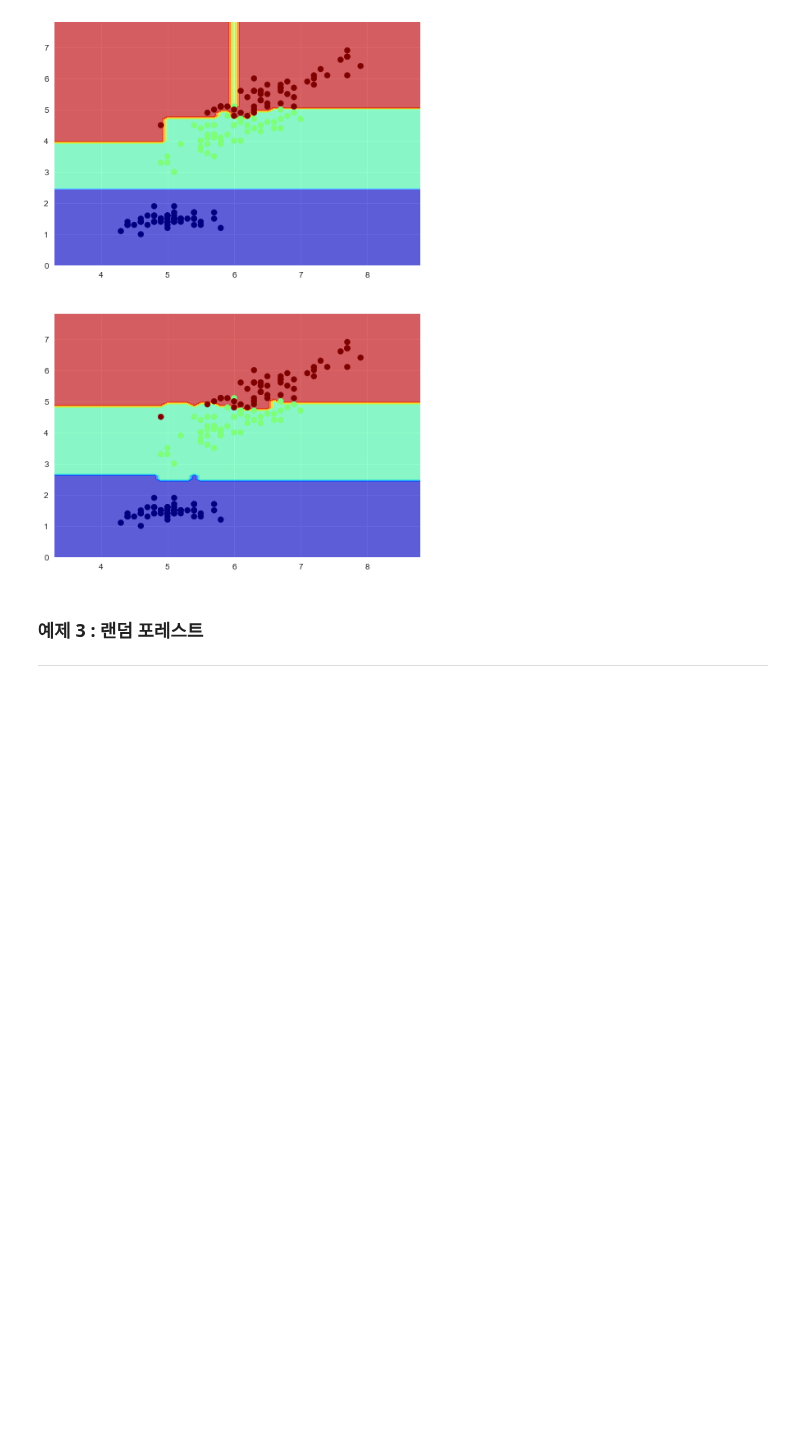
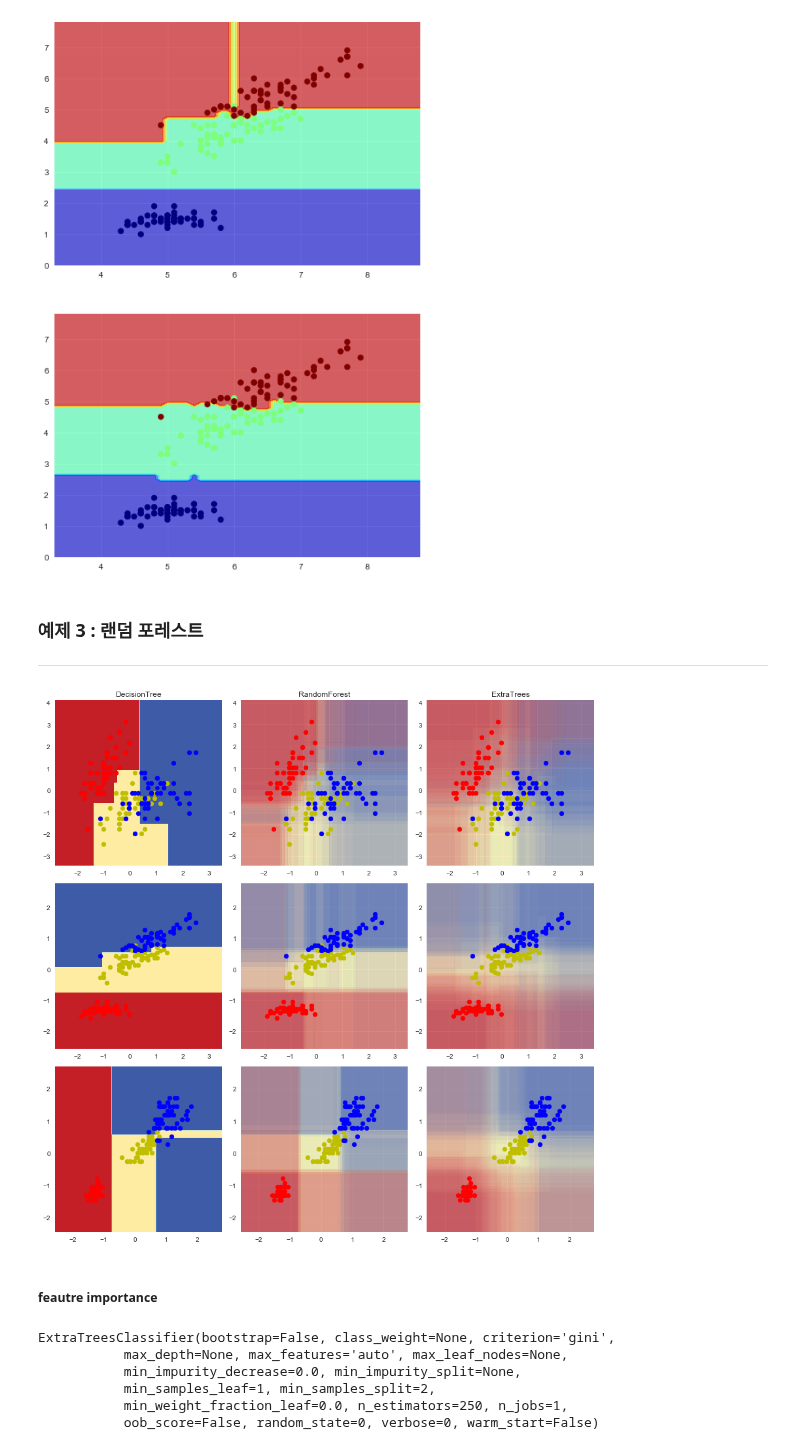
Before and after one commit to seokyeongheo/TIL, a Jupyter notebook: 04_classification/08_Ensenble Methods.ipynb, the cells around one changed output. Cells and saved outputs as stored; diff of their text form; code cells hidden in the pictures; blank space fills up the shorter version.

```diff
--- a/04_classification/08_Ensenble Methods.ipynb
+++ b/04_classification/08_Ensenble Methods.ipynb
@@ -89,3 +89,71 @@ from sklearn import clone
 from sklearn.datasets import load_iris
 from sklearn.ensemble import RandomForestClassifier, ExtraTreesClassifier
 from sklearn.tree import DecisionTreeClassifier
+# %%
+iris = load_iris()
+
+n_classes = 3
+n_estimators = 30
+plot_colors = "ryb"
+cmap = plt.cm.RdYlBu
+plot_step = 0.02
+seed = 13
+# %%
+models = [DecisionTreeClassifier(max_depth=4),
+          RandomForestClassifier(max_depth=4, n_estimators=n_estimators),
+          ExtraTreesClassifier(max_depth=4, n_estimators=n_estimators)]
+
+plot_idx = 1
+plt.figure(figsize=(12, 12))
+for pair in ([0, 1], [0, 2], [2, 3]):
+    for model in models:
+        X = iris.data[:, pair]
+        y = iris.target
+
+        idx = np.arange(X.shape[0])
+        np.random.seed(seed)
+        np.random.shuffle(idx)
+        X = X[idx]
+        y = y[idx]
+
+        mean = X.mean(axis=0)
+        std = X.std(axis=0)
+        X = (X - mean) / std
+
+        clf = clone(model)
+        clf = model.fit(X, y)
+
+        plt.subplot(3, 3, plot_idx)
+        model_title = str(type(model)).split(".")[-1][:-2][:-len("Classifier")]
+        if plot_idx <= len(models):
+            plt.title(model_title)
+
+        x_min, x_max = X[:, 0].min() - 1, X[:, 0].max() + 1
+        y_min, y_max = X[:, 1].min() - 1, X[:, 1].max() + 1
+        xx, yy = np.meshgrid(np.arange(x_min, x_max, plot_step),
+                             np.arange(y_min, y_max, plot_step))
+
+        if isinstance(model, DecisionTreeClassifier):
+            Z = model.predict(np.c_[xx.ravel(), yy.ravel()])
+            Z = Z.reshape(xx.shape)
+            plt.contourf(xx, yy, Z, cmap=cmap)
+        else:
+            estimator_alpha = 1.0 / len(model.estimators_)
+            for tree in model.estimators_:
+                Z = tree.predict(np.c_[xx.ravel(), yy.ravel()])
+                Z = Z.reshape(xx.shape)
+                plt.contourf(xx, yy, Z, alpha=estimator_alpha, cmap=cmap)
+
+        for i, c in zip(range(n_classes), plot_colors):
+            idx = np.where(y == i)
+            plt.scatter(X[idx, 0], X[idx, 1], c=c,
+                        label=iris.target_names[i], cmap=cmap)
+
+        plot_idx += 1
+
+plt.tight_layout()
+plt.show()
+# %% [output]
+[figure, added]
+# %% [markdown]
+##### feautre importance
@@ -91,0 +165,10 @@ from sklearn.tree import DecisionTreeClassifier
+# %%
+forest = ExtraTreesClassifier(n_estimators=250, random_state=0)
+forest
+# %% [output]
+ExtraTreesClassifier(bootstrap=False, class_weight=None, criterion='gini',
+           max_depth=None, max_features='auto', max_leaf_nodes=None,
+           min_impurity_decrease=0.0, min_impurity_split=None,
+           min_samples_leaf=1, min_samples_split=2,
+           min_weight_fraction_leaf=0.0, n_estimators=250, n_jobs=1,
+           oob_score=False, random_state=0, verbose=0, warm_start=False)
```
Also changed, not shown: parts of 7 cells of this notebook.
